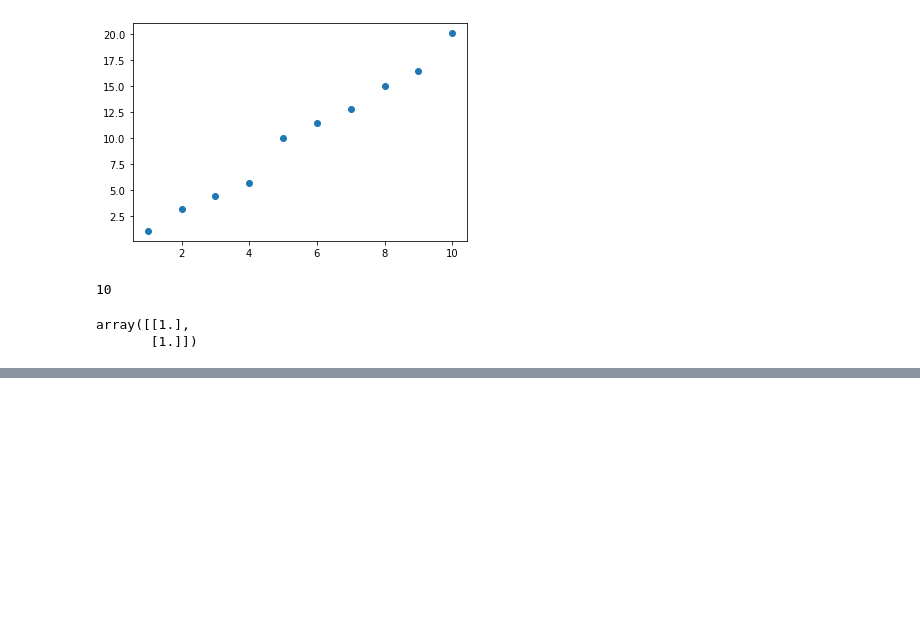
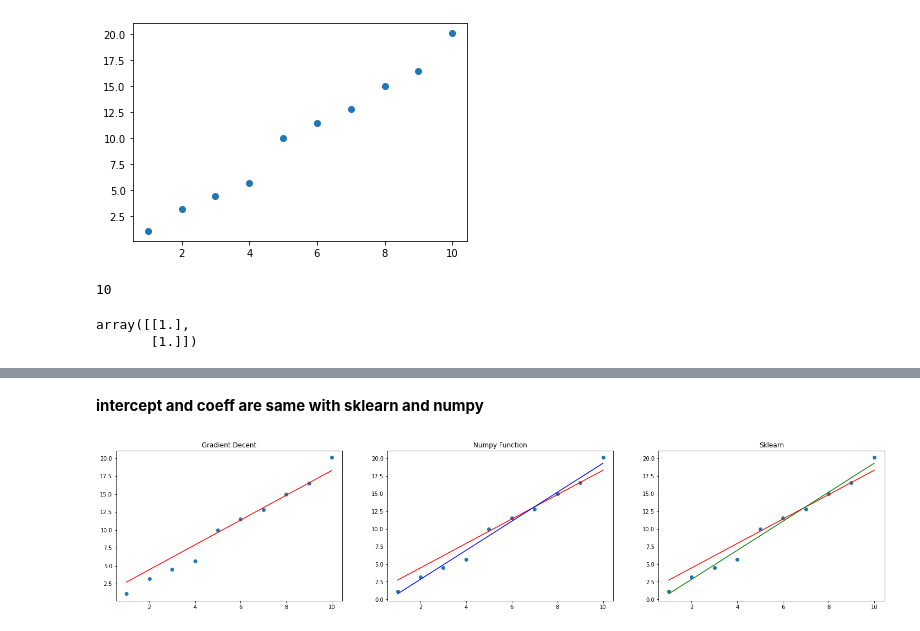
Before and after one commit to fidanfatih/Machine_Learning, a Jupyter notebook: Gradient Descent Algorithm.ipynb, the cells around one changed output, grey strips where cells are left out. Drawn from its saved outputs; the diff is of its cells as text; code cells hidden in the pictures; blank space fills up the shorter version.

```diff
--- a/Gradient Descent Algorithm.ipynb
+++ b/Gradient Descent Algorithm.ipynb
@@ -53,0 +76,24 @@ plt.show()
+# %% [markdown]
+**intercept  and coeff are same with sklearn and numpy**
+# %%
+plt.figure(figsize=(25,5))
+
+plt.subplot(1,3,1)
+plt.scatter(x,y)
+plt.plot(x,x*teta[1][0]+teta[0][0],color='red')
+plt.title('Gradient Decent')
+
+plt.subplot(1,3,2)
+plt.scatter(x,y)
+plt.plot(x,x*teta[1][0]+teta[0][0],color='red')
+plt.plot(x,x*teta1+teta0,color='blue')
+plt.title('Numpy Function')
+
+plt.subplot(1,3,3)
+plt.scatter(x,y)
+plt.plot(x,x*teta[1][0]+teta[0][0],color='red')
+plt.plot(x,x*b1+b0,color='green')
+plt.title('Sklearn')
+plt.show()
+# %% [output]
+[figure, added]
```
Also changed, not shown: parts of 5 cells of this notebook, 6 other files.
